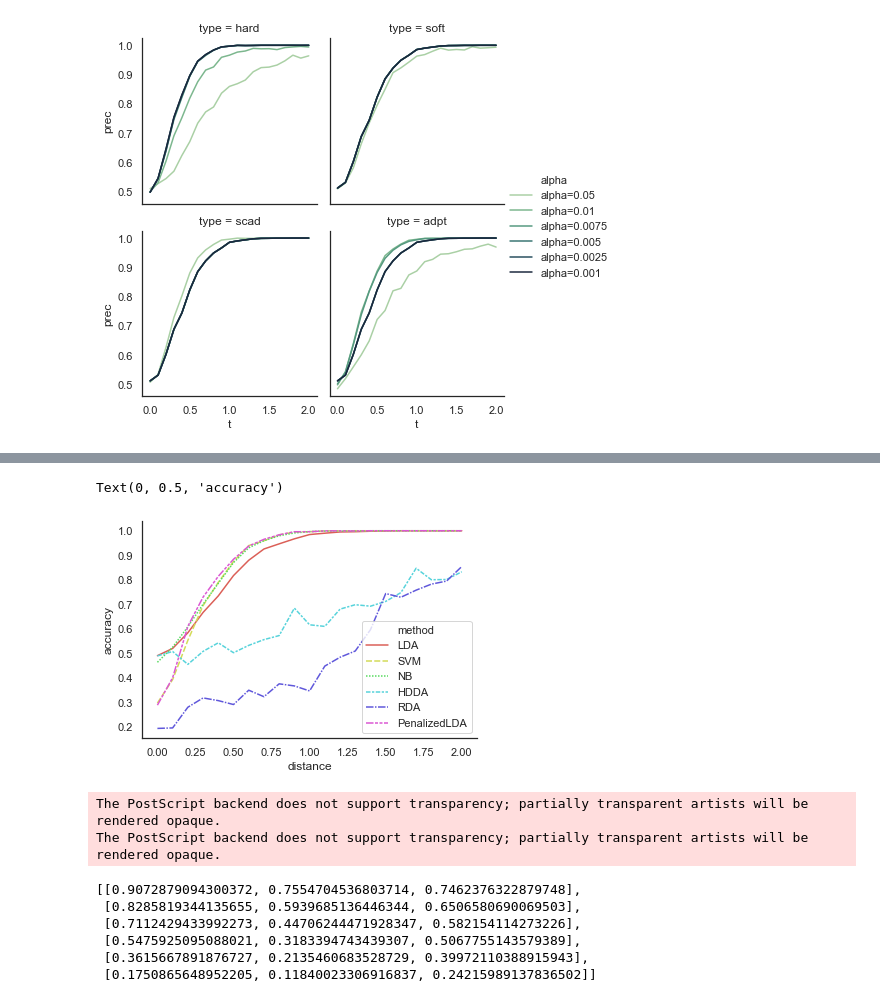
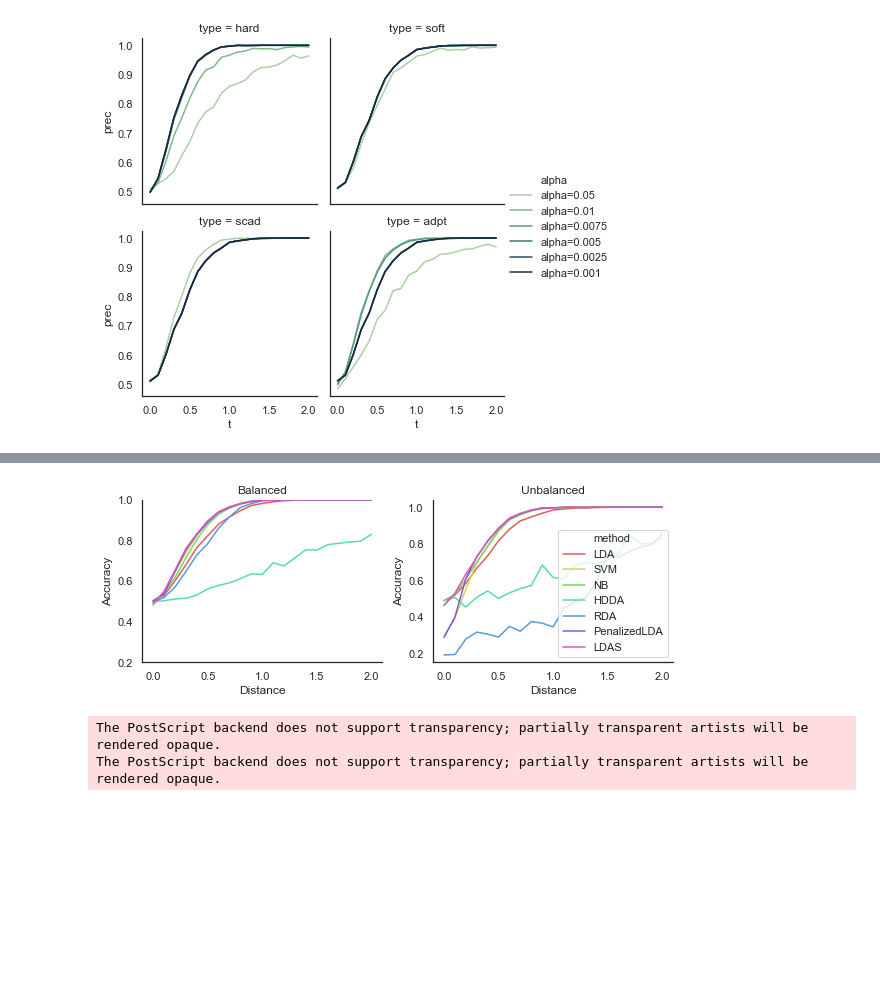
Before and after one commit to JasonZhang0619/LDAS, a Jupyter notebook: simulation_plot.ipynb, the cells around one changed output, grey strips where cells are left out. Cells and saved outputs as stored; diff of their text form; code cells hidden in the pictures; blank space fills up the shorter version.

```diff
--- a/simulation_plot.ipynb
+++ b/simulation_plot.ipynb
@@ -122,27 +137,29 @@ sns_plot.get_legend()
-# %%
-sns_plot=sns.lineplot(x="t", y="prec",
-                      hue='method',style="method",
-                      palette=sns.color_palette("hls", 6),
-                      data=data_method.query('ytrue==0'),ci=None)
-sns.despine()
-plt.xlabel('distance')
-plt.ylabel('accuracy')
-# %% [output]
-Text(0, 0.5, 'accuracy')
-[figure, removed]
+# %%
+fig3 = plt.figure(constrained_layout=True,figsize=[8,3])
+gs = fig3.add_gridspec(1, 2)
+f3_ax1 = fig3.add_subplot(gs[0,0])
+sns_plot=sns.lineplot(x="Distance", y="Accuracy",
+                      hue='method',
+                      palette=sns.color_palette("hls", 7),
+                      data=data_method.append(data_LDAS),ci=None,legend=None).set_title('Balanced')
+plt.ylim(0.2, 1.0)
+sns.despine()
+f3_ax1 = fig3.add_subplot(gs[0,1])
+data2=pd.read_csv('simulation/simulation_arm_unbalance.csv')
+data2=data2.rename({'t': 'Distance', 'prec': 'Accuracy','type':'Type'}, axis='columns')
+data_method2=data2[(data2.method!='LDAS')]
+data_LDAS2=data2.query("method=='LDAS'").query("Type == 'hard'& alf == 0.001")
+
+sns_plot=sns.lineplot(x="Distance", y="Accuracy",
+                      hue='method',
+                      palette=sns.color_palette("hls", 7),
+                      data=data_method2.append(data_LDAS2).query('ytrue==0'),ci=None).set_title('Unbalanced')
+sns.despine()
+# %% [output]
+[figure, added]
 # %%
 fig = sns_plot.get_figure()
 fig.savefig('method.eps', format='eps', dpi=1000)
 # %% [output]
 The PostScript backend does not support transparency; partially transparent artists will be rendered opaque.
 The PostScript backend does not support transparency; partially transparent artists will be rendered opaque.
-# %%
-palette = sns.cubehelix_palette(light=.8, n_colors=6)
-palette
-# %% [output]
-[[0.9072879094300372, 0.7554704536803714, 0.7462376322879748],
- [0.8285819344135655, 0.5939685136446344, 0.6506580690069503],
- [0.7112429433992273, 0.44706244471928347, 0.582154114273226],
- [0.5475925095088021, 0.3183394743439307, 0.5067755143579389],
- [0.3615667891876727, 0.2135460683528729, 0.39972110388915943],
- [0.1750865648952205, 0.11840023306916837, 0.24215989137836502]]
```
Also changed, not shown: parts of 24 cells of this notebook, 3 other files.
